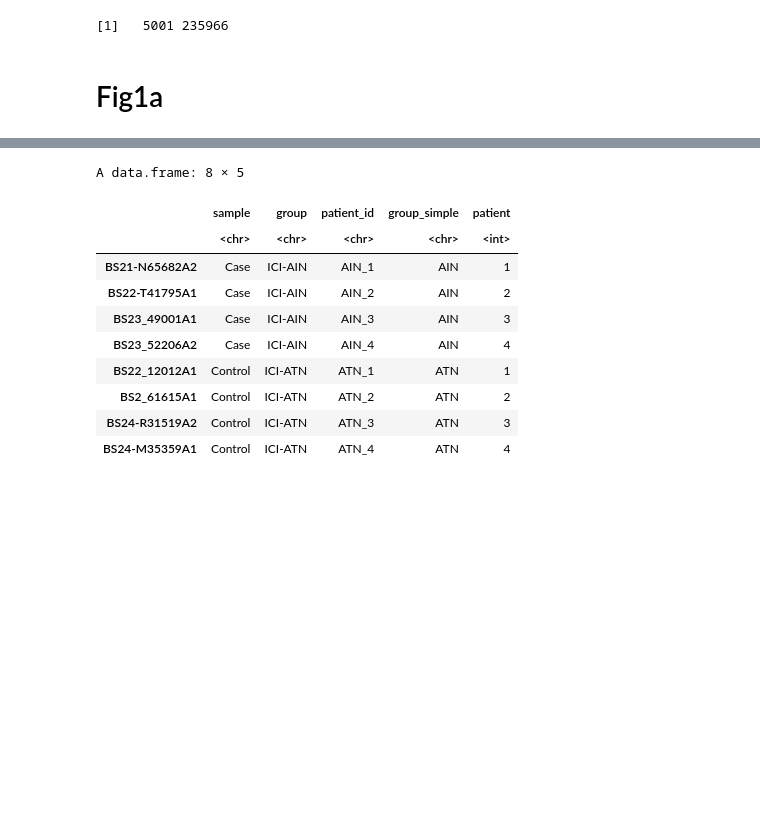
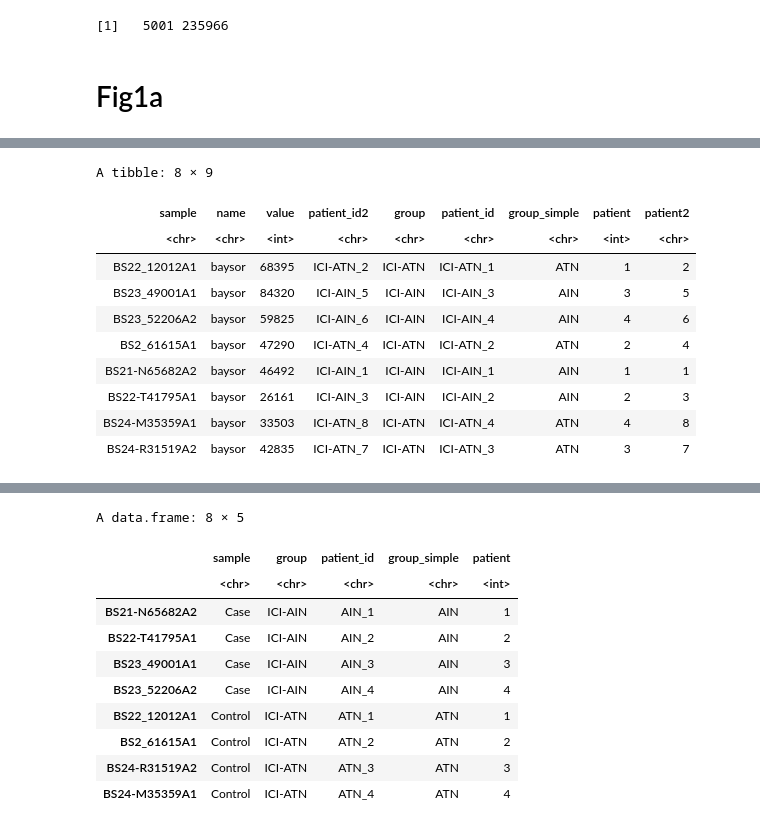
Before and after one commit to qinqian/kidney_autoimmune, a Jupyter notebook: phaseZ2_refactor_figs/SuppFig1.ipynb, the cells around one changed output, grey strips where cells are left out. Cells and saved outputs as stored; diff of their text form; code cells hidden in the pictures; blank space fills up the shorter version.

```diff
--- a/phaseZ2_refactor_figs/SuppFig1.ipynb
+++ b/phaseZ2_refactor_figs/SuppFig1.ipynb
@@ -321,3 +369,17 @@ joint.cnt = joint.cnt %>% left_join(my_sample_col %>% rownames_to_column() %>% s
+# %%
+joint.cnt
+# %% [output]
+A tibble: 8 × 9
+| sample | name | value | patient_id2 | group | patient_id | group_simple | patient | patient2 |
+| <chr> | <chr> | <int> | <chr> | <chr> | <chr> | <chr> | <int> | <chr> |
+| BS22_12012A1 | baysor | 68395 | ICI-ATN_2 | ICI-ATN | ICI-ATN_1 | ATN | 1 | 2 |
+| BS23_49001A1 | baysor | 84320 | ICI-AIN_5 | ICI-AIN | ICI-AIN_3 | AIN | 3 | 5 |
+| BS23_52206A2 | baysor | 59825 | ICI-AIN_6 | ICI-AIN | ICI-AIN_4 | AIN | 4 | 6 |
+| BS2_61615A1 | baysor | 47290 | ICI-ATN_4 | ICI-ATN | ICI-ATN_2 | ATN | 2 | 4 |
+| BS21-N65682A2 | baysor | 46492 | ICI-AIN_1 | ICI-AIN | ICI-AIN_1 | AIN | 1 | 1 |
+| BS22-T41795A1 | baysor | 26161 | ICI-AIN_3 | ICI-AIN | ICI-AIN_2 | AIN | 2 | 3 |
+| BS24-M35359A1 | baysor | 33503 | ICI-ATN_8 | ICI-ATN | ICI-ATN_4 | ATN | 4 | 8 |
+| BS24-R31519A2 | baysor | 42835 | ICI-ATN_7 | ICI-ATN | ICI-ATN_3 | ATN | 3 | 7 |
 # %%
 fig.size(8, 9)
 p1 = joint.cnt |>
```
Also changed, not shown: parts of 16 cells of this notebook, 9 other files.
